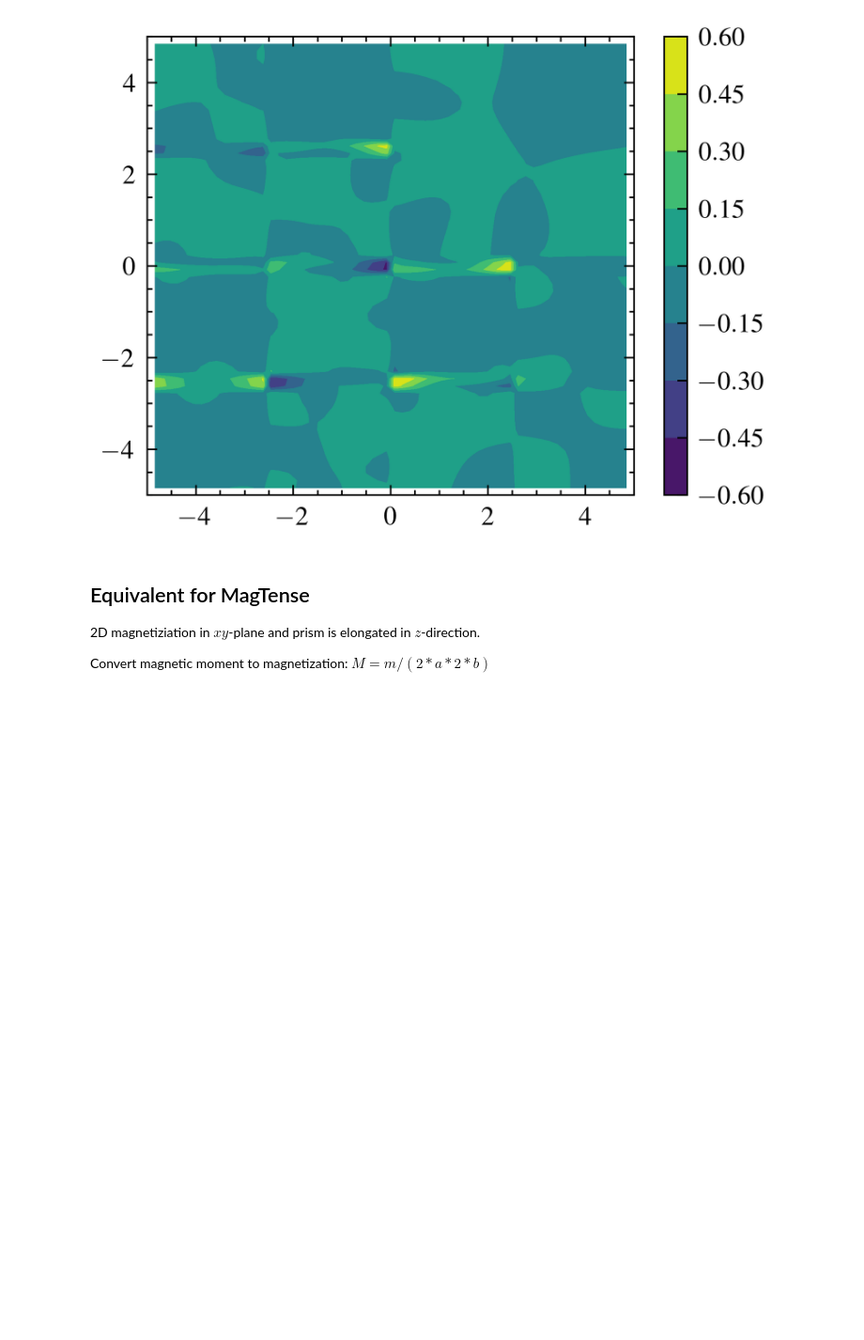
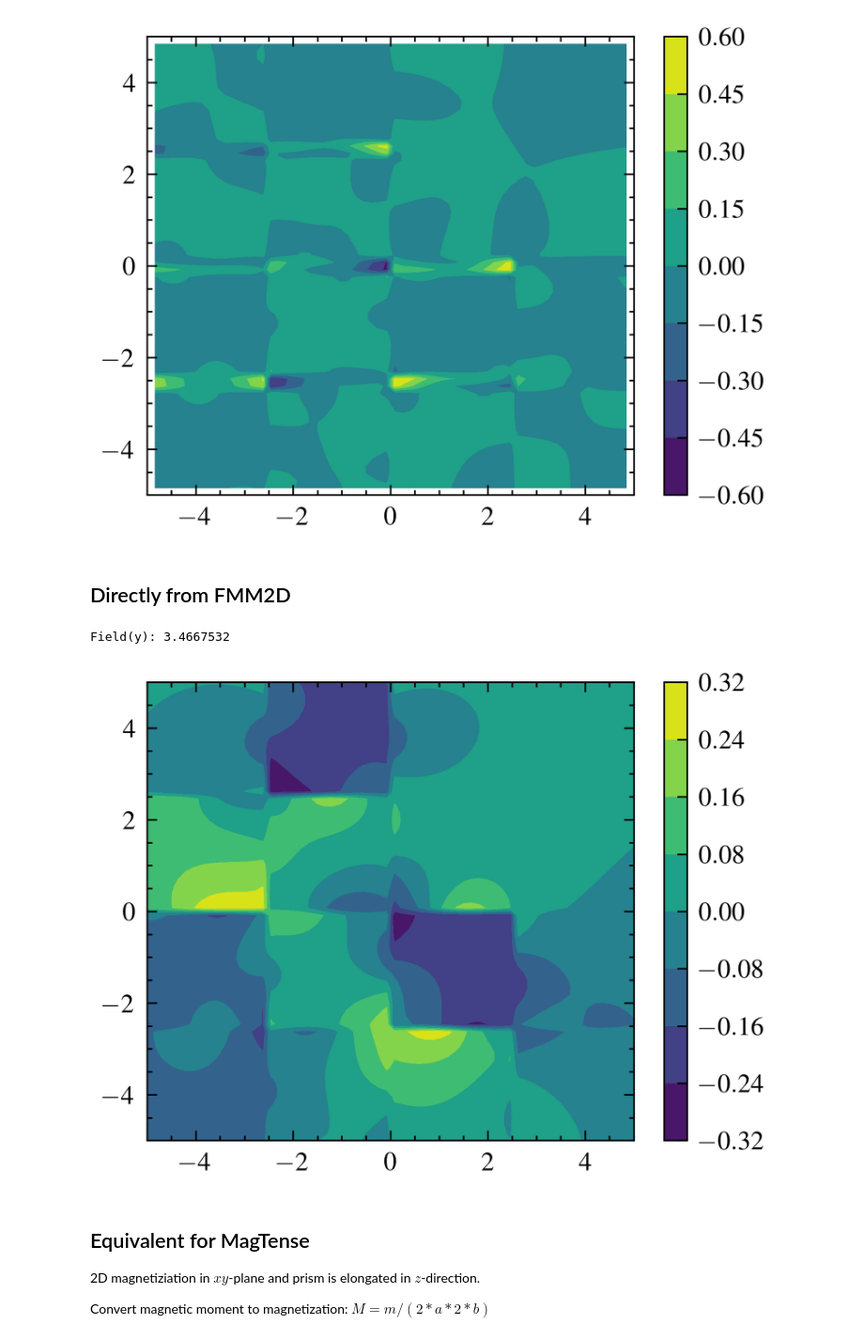
Before and after one commit to cmt-dtu-energy/hypermagnetics, a Jupyter notebook: nbs/check_fmm_prism.ipynb, the cells around one changed output. Shown at 94% size. Saved outputs shown, nothing was run; the diff lists cells and outputs as text; code cells hidden in the pictures; blank space fills up the shorter version.

```diff
--- a/nbs/check_fmm_prism.ipynb
+++ b/nbs/check_fmm_prism.ipynb
@@ -114,6 +102,34 @@ else:
 # %% [output]
 Field(y): 3.7414832
 [figure]
+# %% [markdown]
+## Directly from FMM2D
+# %%
+# _, sim['field_grid_direct'] = potential2D(sim['sources'], sim['shape'], sim['grid'])
+_, sim['field_grid_direct'] = potential2D_loop(sim['sources'], sim['shape'], sim['grid'])
+
+### Field in x-direction
+if source_cfg["line"]:
+    plt.plot(sim['grid'][:, 0], np.abs(sim["field_grid_direct"][0, ..., 0]))
+    plt.plot(sim['grid'][:, 0], np.abs(train["field_grid"][0, ..., 0]), color='red', linestyle='--')
+    plt.plot(sim['grid'][:, 0], np.abs(train["field_grid"][0] - sim["field_grid_direct"][0]), color='green', linestyle=':')
+    plt.yscale("log")
+    plt.legend(["Prism3D", "Dipole", "Error"])
+else:
+    x_grid = np.array(train['grid'][:, 0].reshape((source_cfg["res"], source_cfg["res"])))
+    y_grid = np.array(train['grid'][:, 1].reshape((source_cfg["res"], source_cfg["res"])))
+    sim_f = sim["field_grid_direct"][0, ..., 1].reshape((source_cfg["res"], source_cfg["res"]))
+    t_f = train["field_grid"][0, ..., 1].reshape((source_cfg["res"], source_cfg["res"]))
+    plt.contourf(x_grid, y_grid, np.clip(sim_f, -5, 5))
+    # plt.contourf(x_grid, y_grid, np.clip(t_f, -1, 1))
+    # plt.contourf(x_grid, y_grid, np.clip(sim_f - t_f, -0.5, 0.5))
+    # plt.contourf(x_grid, y_grid, np.clip(sim_f / t_f, 0, 3))
+    plt.colorbar()
+
+    print("Field(y):", np.nanmean(np.abs(sim_f / t_f)))
+# %% [output]
+Field(y): 3.4667532
+[figure, added]
 # %% [markdown]
 ## Equivalent for MagTense
 2D magnetiziation in $xy$-plane and prism is elongated in $z$-direction.
```
Also changed, not shown: parts of 3 cells of this notebook, 9 other files.
